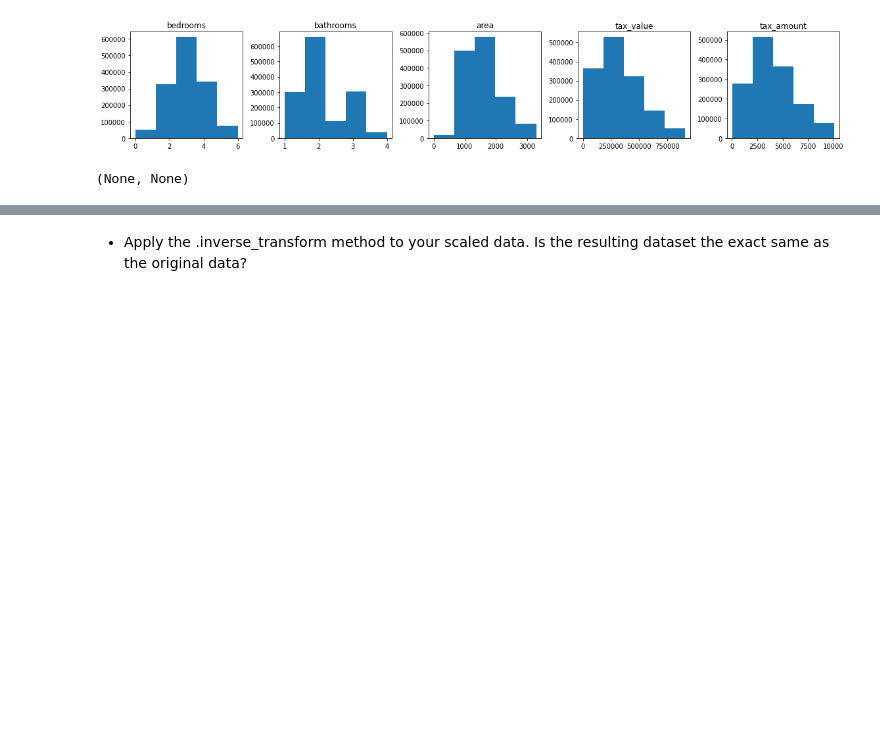
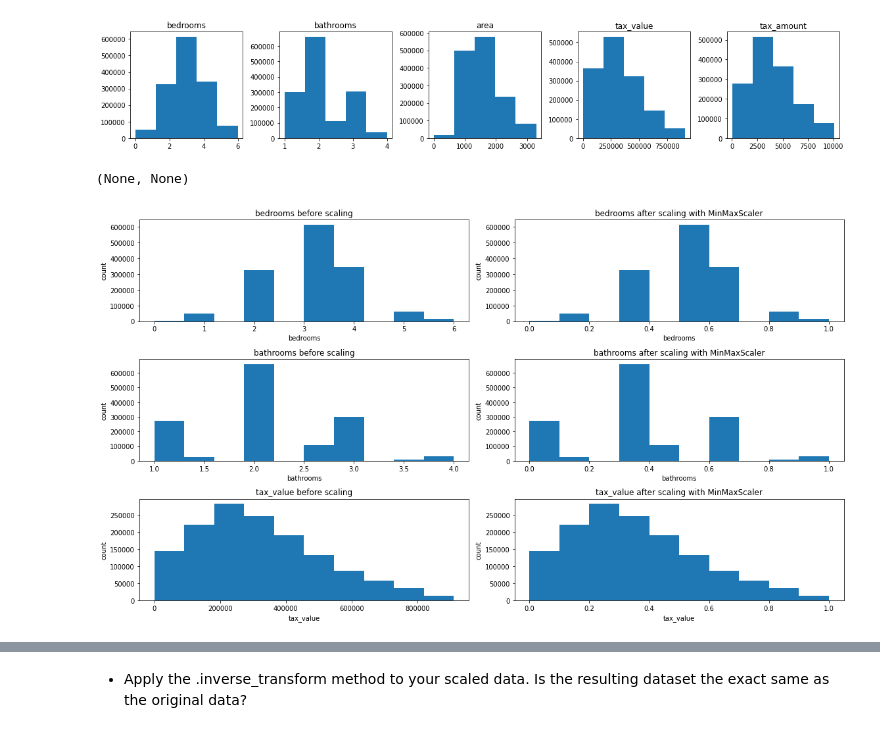
Before and after one commit to JenniferMLewis/regression-exercises, a Jupyter notebook: scaling.ipynb, the cells around one changed output, grey strips where cells are left out. Cells and saved outputs as stored; diff of their text form; code cells hidden in the pictures; blank space fills up the shorter version.

```diff
--- a/scaling.ipynb
+++ b/scaling.ipynb
@@ -72,3 +72,7 @@ hist_plot(scaled_train), hist_plot(train)
 [figure]
 [figure]
 (None, None)
+# %%
+visualize_scaler(scaler, train)
+# %% [output]
+[figure, added]
```
Also changed, not shown: parts of 7 cells of this notebook.
